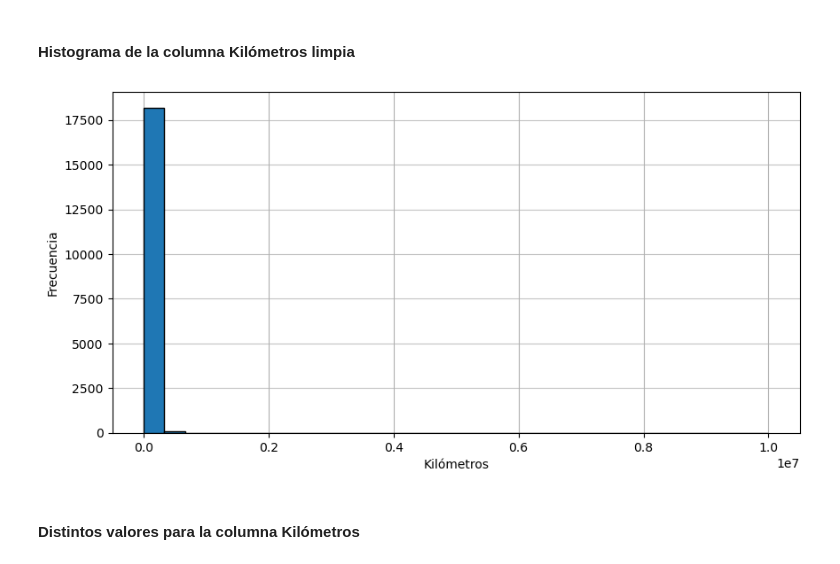
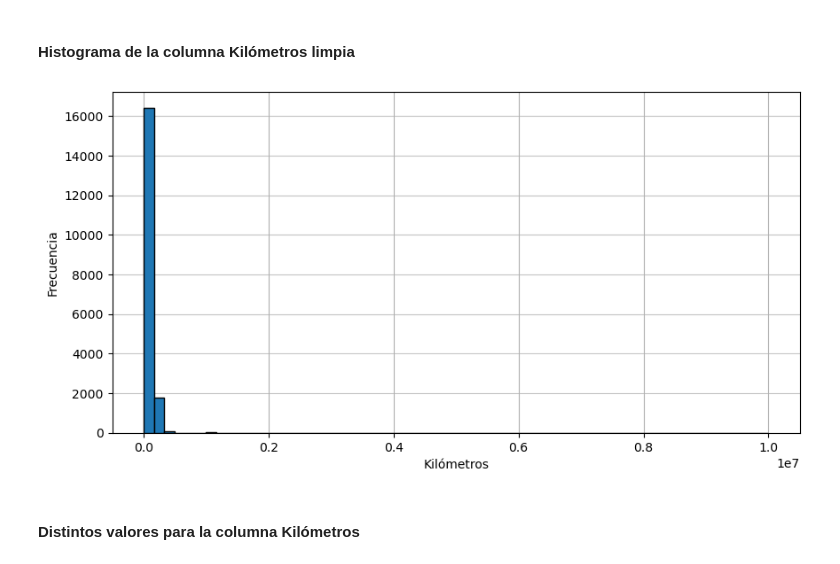
Before and after one commit to lucasU1969/PF-ML, a Jupyter notebook: data_exploration.ipynb, the cells around one changed output. Saved outputs shown, nothing was run; the diff lists cells and outputs as text; code cells hidden in the pictures.

```diff
--- a/data_exploration.ipynb
+++ b/data_exploration.ipynb
@@ -467,7 +487,7 @@ plt.show()
 # %% [markdown]
 ### 13. Kilómetros
 # %%
-def clean_km_value(value):
+def clean_km_value(value:str) -> float:
     """Limpia un valor individual de kilómetros"""
     if pd.isna(value):
         return np.nan
@@ -489,23 +509,24 @@ def clean_km_value(value):
             else:
                 return float(value_str)
 
-    try:
-        return float(value_str)
-    except ValueError:
-        return np.nan
+    return float(value_str)
+    # try:
+        # return float(value_str)
+    # except ValueError:
+        # return np.nan
 
 clean_km = raw_data['Kilómetros'].apply(clean_km_value)
 # %% [markdown]
 #### Histograma de la columna **Kilómetros** limpia
 # %%
 plt.figure(figsize=(10, 5))
-clean_km.hist(bins=30, edgecolor='black', zorder=10)
+clean_km.hist(bins=60, edgecolor='black', zorder=10)
 plt.xlabel('Kilómetros')
 plt.ylabel('Frecuencia')
 plt.grid(axis='y', alpha=0.75)
 plt.show()
 # %% [output]
-[figure, old version]
+[figure, new version]
 # %% [markdown]
 #### Distintos valores para la columna **Kilómetros**
 # %%
```
Also changed, not shown: parts of 8 cells of this notebook.
